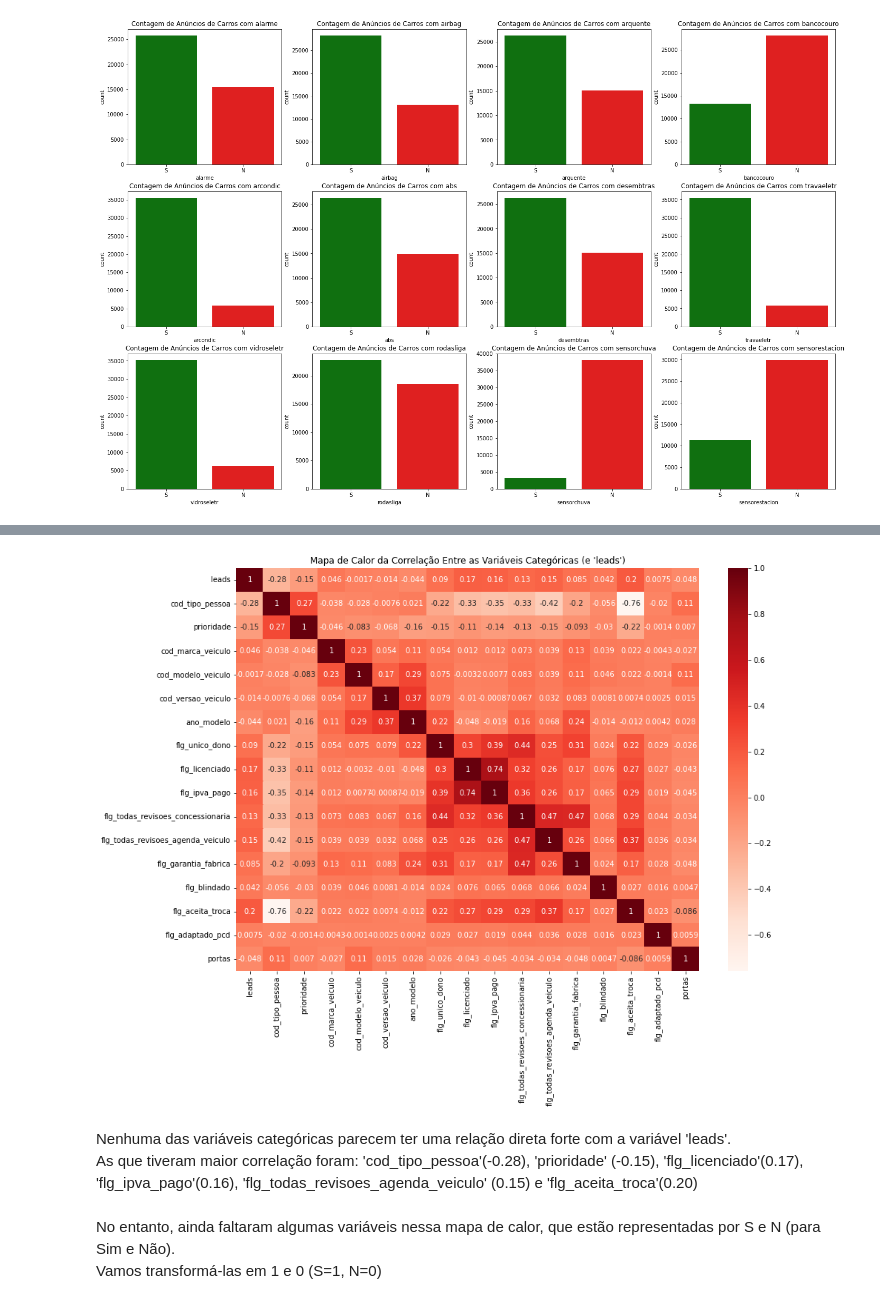
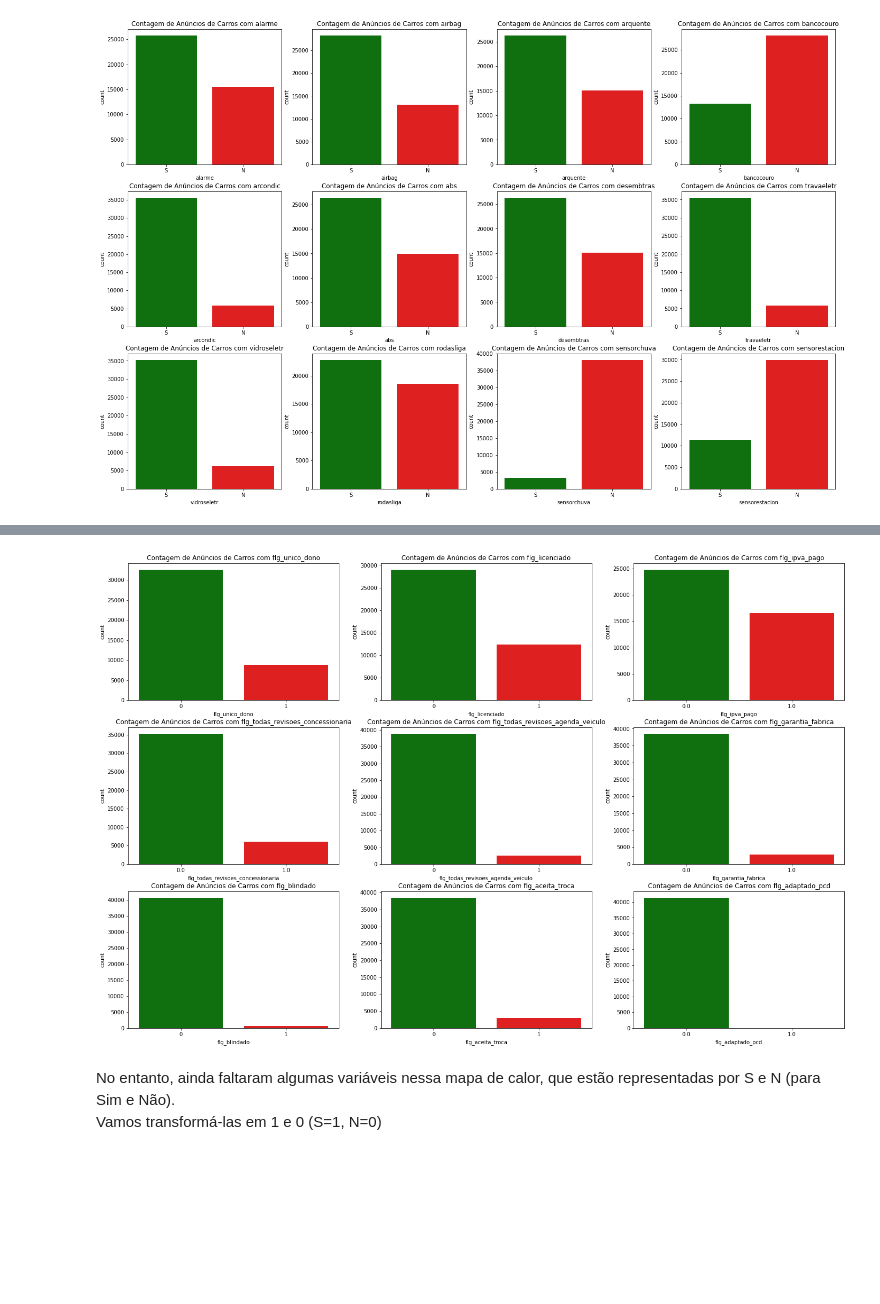
Before and after one commit to rafajovelho/Case1, a Jupyter notebook: Case-GCBInvestimentosipynb.ipynb, the cells around one changed output, grey strips where cells are left out. Drawn from its saved outputs; the diff is of its cells as text; code cells hidden in the pictures; blank space fills up the shorter version.

```diff
--- a/Case-GCBInvestimentosipynb.ipynb
+++ b/Case-GCBInvestimentosipynb.ipynb
@@ -400,17 +478,18 @@ Index(['leads', 'cod_tipo_pessoa', 'prioridade', 'cod_marca_veiculo',
-# %%
-# Heatmap
-plt.figure(figsize = (14,10))
-
-
-sns.heatmap(corr_cat, annot = True, cmap = 'Reds')
-plt.title("Mapa de Calor da Correlação Entre as Variáveis Categóricas (e 'leads')")
-plt.show()
-# %% [output]
-[figure, removed]
-# %% [markdown]
-Nenhuma das variáveis categóricas parecem ter uma relação direta forte com a variável 'leads'.
-As que tiveram maior correlação foram: 'cod_tipo_pessoa'(-0.28), 'prioridade' (-0.15), 'flg_licenciado'(0.17), 'flg_ipva_pago'(0.16),
-'flg_todas_revisoes_agenda_veiculo' (0.15) e 'flg_aceita_troca'(0.20)
+# %%
+# Outras variáveis binárias
+df_cat_bi2 = df[['leads','flg_unico_dono', 'flg_licenciado', 'flg_ipva_pago','flg_todas_revisoes_concessionaria','flg_todas_revisoes_agenda_veiculo',
+                 'flg_garantia_fabrica','flg_blindado', 'flg_aceita_troca', 'flg_adaptado_pcd']]
+# %%
+# Visualização dos restante das variáveis 'categóricas' binárias
+plt.figure(figsize = (24,16))
+
+for i in range(1, len(df_cat_bi2.columns)):
+    plt.subplot(3,3, i)
+
+    sns.countplot(data = df, x = df[df_cat_bi2.columns[i]], palette =  ['green','red'])
+    plt.title(f'Contagem de Anúncios de Carros com {df_cat_bi2.columns[i]}', fontdict={'fontsize':12})
+# %% [output]
+[figure, added]
 # %% [markdown]
 No entanto, ainda faltaram algumas variáveis nessa mapa de calor, que estão representadas por S e N (para Sim e Não).
 Vamos transformá-las em 1 e 0 (S=1, N=0)
```
Also changed, not shown: parts of 58 cells of this notebook, 1 other file.
